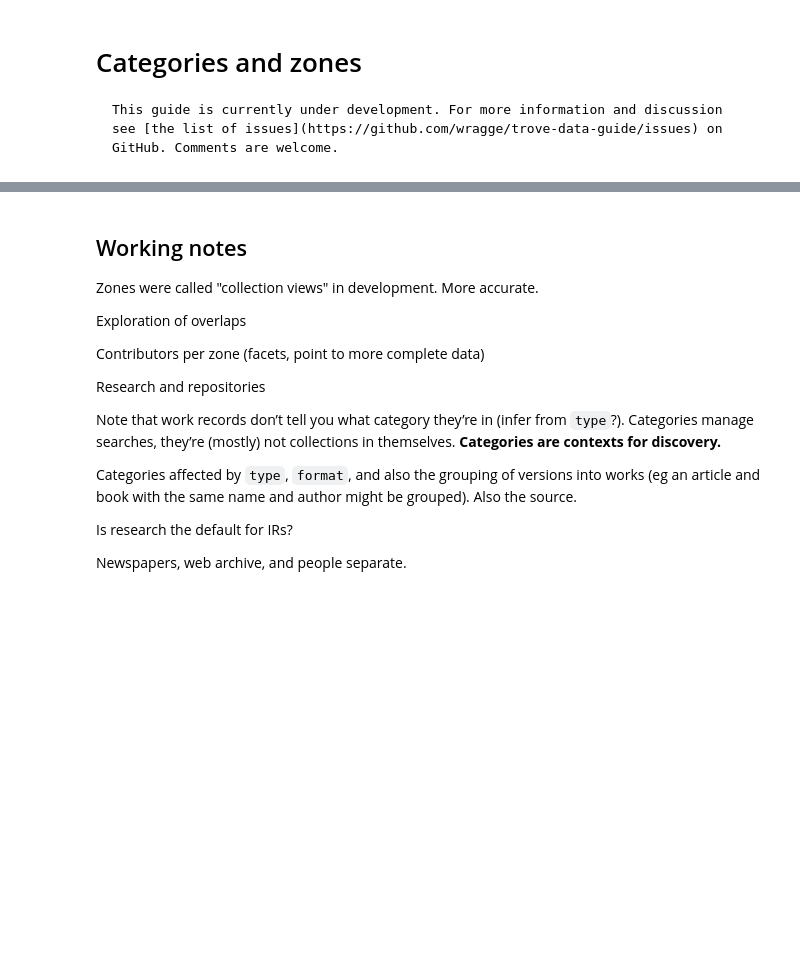
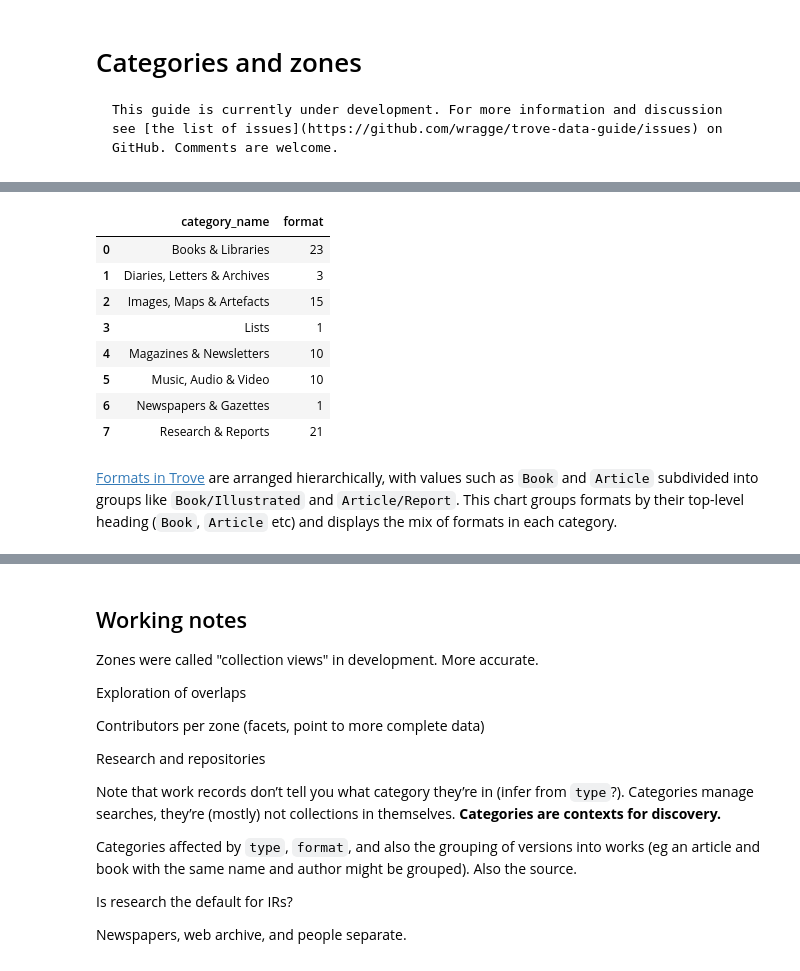
Before and after one commit to wragge/trove-data-guide, a Jupyter notebook: what-is-trove/categories-and-zones.ipynb, the cells around one changed output, grey strips where cells are left out. Drawn from its saved outputs; the diff is of its cells as text; code cells hidden in the pictures; blank space fills up the shorter version.

```diff
--- a/what-is-trove/categories-and-zones.ipynb
+++ b/what-is-trove/categories-and-zones.ipynb
@@ -7,3 +20,5 @@ This guide is currently under development. For more information and discussion s
+# %%
+YOUR_API_KEY = os.getenv("TROVE_API_KEY")
 # %% [markdown]
 Trove’s resources are divided into **categories**. Understanding the nature and content of these categories will help you construct effective searches and access useful data.
 
@@ -93,0 +184,67 @@ Main contributors.
+# %%
+import pandas as pd
+import requests
+
+
+def get_children(term):
+    facets = []
+    for child_term in term["term"]:
+        facets += get_term(child_term)
+    return facets
+
+
+def get_term(term):
+    facets = []
+    facets.append({"format": term["search"], "total": int(term["count"])})
+    if "term" in term:
+        facets += get_children(term)
+    return facets
+
+
+def get_formats(category):
+    facets = []
+    try:
+        for term in category["facets"]["facet"][0]["term"]:
+            facets += get_term(term)
+    except (KeyError, TypeError):
+        return []
+    formats = [
+        dict(
+            f, **{"category_name": category["name"], "category_code": category["code"]}
+        )
+        for f in facets
+    ]
+    return formats
+
+headers = {"X-API-KEY": YOUR_API_KEY}
+
+params = {
+    "q": " ",
+    "category": "all",
+    "encoding": "json",
+    "n": 0,
+    "key": YOUR_API_KEY,
+    "facet": "format",
+}
+
+formats = []
+response = requests.get("https://api.trove.nla.gov.au/v3/result", params=params, headers=headers)
+data = response.json()
+for category in data["category"]:
+    formats += get_formats(category)
+
+df_formats = pd.DataFrame(formats)
+
+df_formats.loc[df_formats["total"] > 0].groupby("category_name")["format"].nunique().to_frame().reset_index()
+# %% [output]
+|  | category_name | format |
+| 0 | Books & Libraries | 23 |
+| 1 | Diaries, Letters & Archives | 3 |
+| 2 | Images, Maps & Artefacts | 15 |
+| 3 | Lists | 1 |
+| 4 | Magazines & Newsletters | 10 |
+| 5 | Music, Audio & Video | 10 |
+| 6 | Newspapers & Gazettes | 1 |
+| 7 | Research & Reports | 21 |
+# %% [markdown]
+[Formats in Trove](https://trove.nla.gov.au/about/create-something/using-api/api-technical-guide#formats) are arranged hierarchically, with values such as `Book` and `Article` subdivided into groups like `Book/Illustrated` and `Article/Report`. This chart groups formats by their top-level heading (`Book`, `Article` etc) and displays the mix of formats in each category.
```
Also changed, not shown: parts of 16 cells of this notebook, 7 other files.
